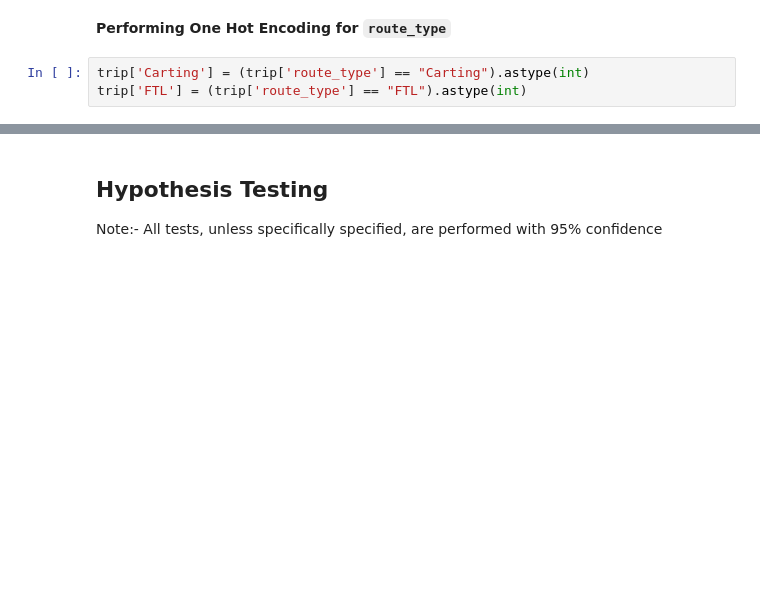
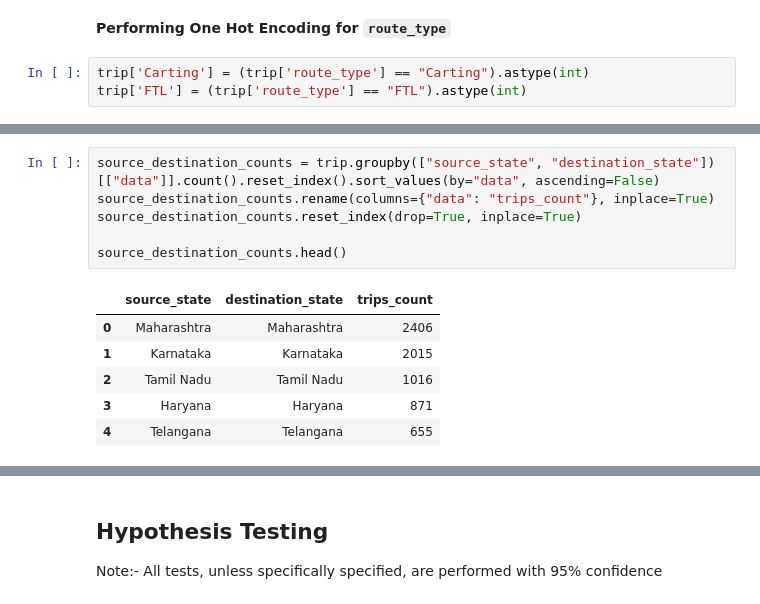
Before and after one commit to 9anubhavtyagi/delhivery_eda, a Jupyter notebook: delhivery_eda.ipynb, the cells around one changed output, grey strips where cells are left out. Saved outputs shown, nothing was run; the diff lists cells and outputs as text; blank space fills up the shorter version.

```diff
--- a/delhivery_eda.ipynb
+++ b/delhivery_eda.ipynb
@@ -479,0 +618,13 @@ trip['FTL'] = (trip['route_type'] == "FTL").astype(int)
+# %%
+source_destination_counts = trip.groupby(["source_state", "destination_state"])[["data"]].count().reset_index().sort_values(by="data", ascending=False)
+source_destination_counts.rename(columns={"data": "trips_count"}, inplace=True)
+source_destination_counts.reset_index(drop=True, inplace=True)
+
+source_destination_counts.head()
+# %% [output]
+|  | source_state | destination_state | trips_count |
+| 0 | Maharashtra | Maharashtra | 2406 |
+| 1 | Karnataka | Karnataka | 2015 |
+| 2 | Tamil Nadu | Tamil Nadu | 1016 |
+| 3 | Haryana | Haryana | 871 |
+| 4 | Telangana | Telangana | 655 |
```
Also changed, not shown: parts of 18 cells of this notebook.
